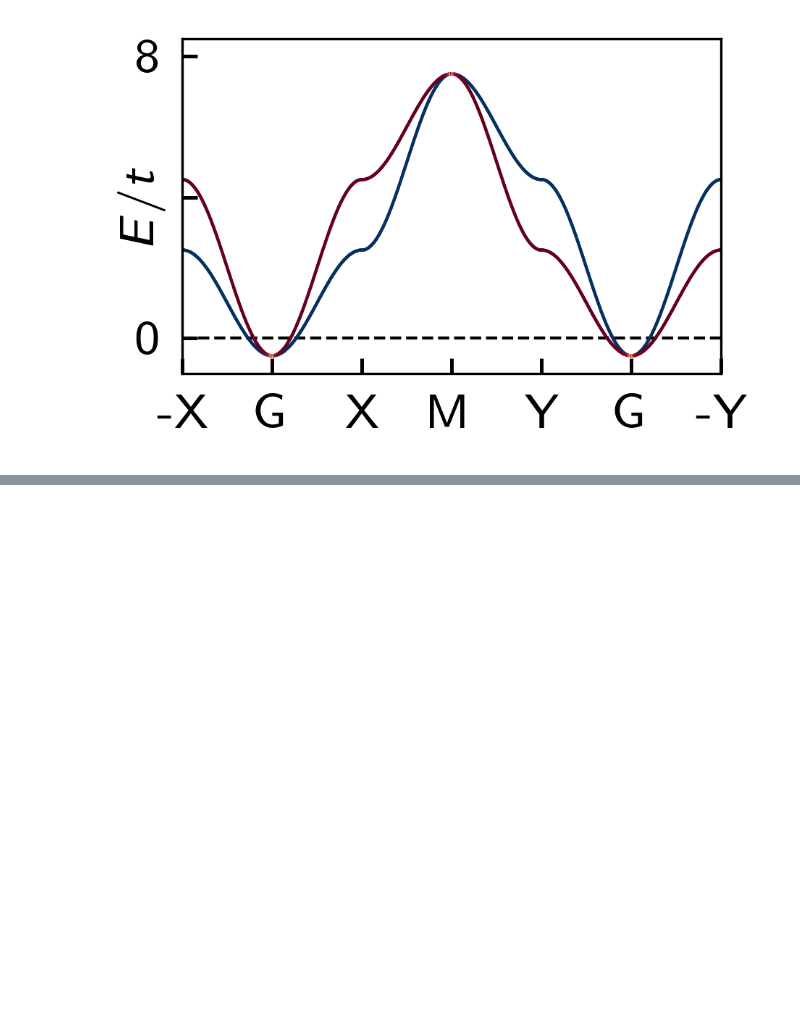
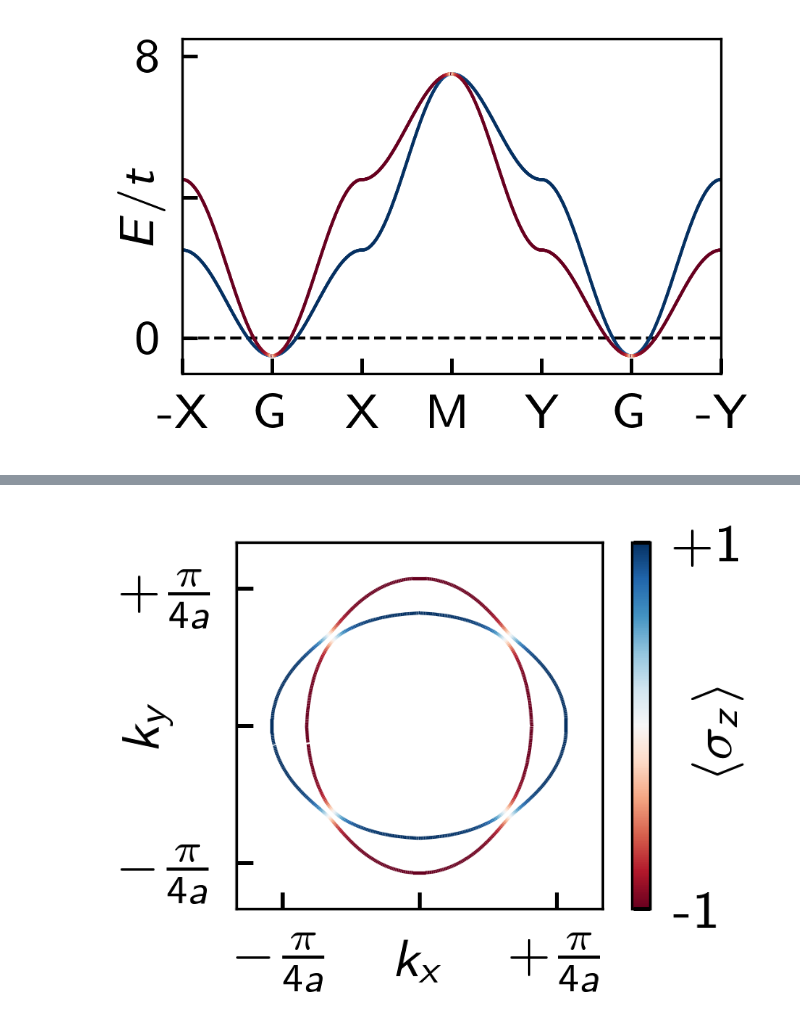
Before and after one commit to maiani/amsc_impurities, a Jupyter notebook: bulk/bands.ipynb, the cells around one changed output, grey strips where cells are left out. Saved outputs shown, nothing was run; the diff lists cells and outputs as text; code cells hidden in the pictures; blank space fills up the shorter version.

```diff
--- a/bulk/bands.ipynb
+++ b/bulk/bands.ipynb
@@ -181,0 +329,3 @@ fig.savefig("Fig1b.svg")
+# %%
+slines = smooth_lines(lines, window_size=12)
+xs, ys, cs = prepare_multiplot_data(slines)
@@ -181,0 +336,36 @@ fig.savefig("Fig1b.svg")
+# %%
+# Plot the points where ws is approximately zero with color based on sz values
+fig, ax = plt.subplots(figsize=(1.6, 1))
+
+multiplot_2d(xs, ys, cs, ax=ax)
+
+ax.set_xticks(
+    [-np.pi / 4, 0, np.pi / 4], labels=[r"$-\frac{\pi}{4a}$", "", r"$+\frac{\pi}{4a}$"]
+)
+ax.set_yticks(
+    [-np.pi / 4, 0, np.pi / 4], labels=[r"$-\frac{\pi}{4a}$", "", r"$+\frac{\pi}{4a}$"]
+)
+ax.set_xlabel(r"$k_x$", labelpad=-8)
+ax.set_ylabel(r"$k_y$", labelpad=-8)
+
+cbar = fig.colorbar(scatter)
+cbar.set_label(r"$\langle \sigma_z \rangle$", labelpad=-8)
+cbar.set_ticks([-1, +1], labels=["-1", "+1"])
+
+ax.set_xlim(-np.pi / 3, np.pi / 3)
+ax.set_ylim(-np.pi / 3, np.pi / 3)
+
+ax.set_aspect("equal")
+
+
+# Create and add colorbar
+norm = mpl.colors.Normalize(vmin=-1, vmax=1)
+cmap = mpl.colormaps["RdBu"]
+sm = mpl.cm.ScalarMappable(cmap=cmap, norm=norm)
+cbar = fig.colorbar(sm, ax=ax)
+cbar.set_label(r"$\langle \sigma_z \rangle$", labelpad=-8)
+cbar.set_ticks([-1, 1], labels= ["-1", "+1"])
+
+fig.savefig("Fig1b.svg")
+# %% [output]
+[figure, added]
```
Also changed, not shown: parts of 9 cells of this notebook, 59 other files.
